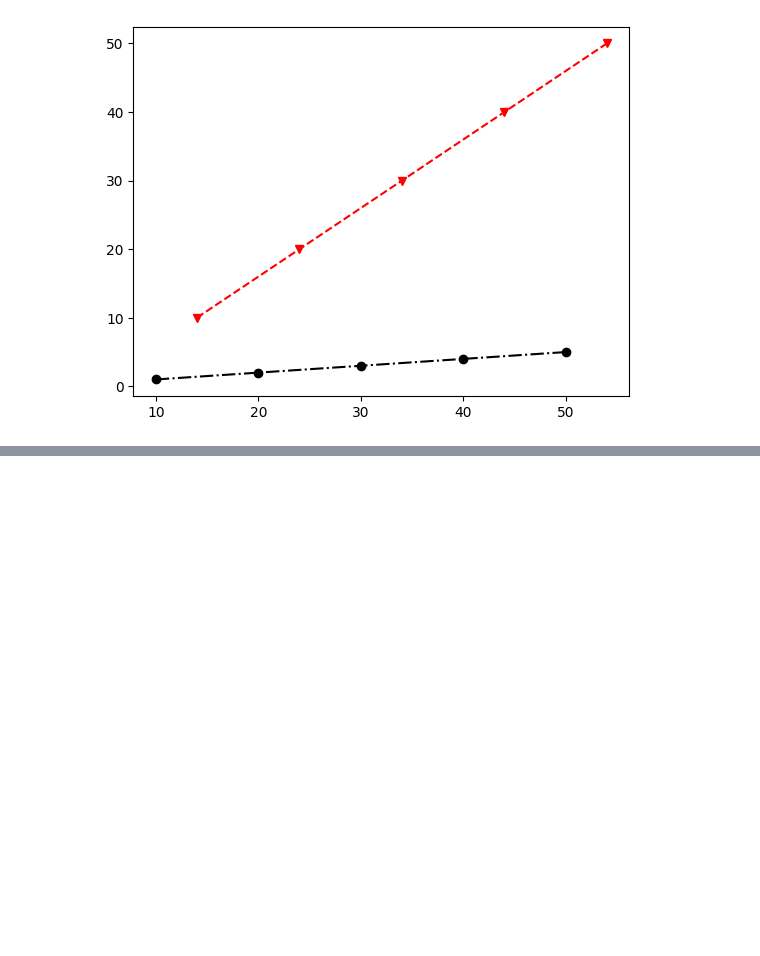
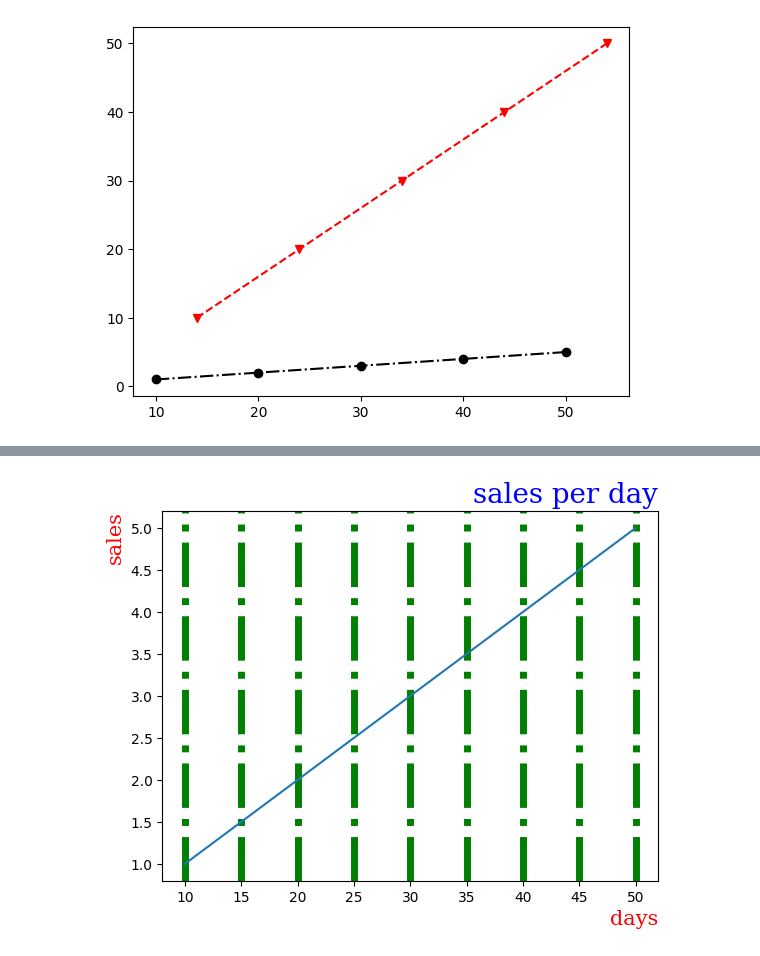
Before and after one commit to AnilBagaji/MachineLearning, a Jupyter notebook: Day7.ipynb, the cells around one changed output, grey strips where cells are left out. Cells and saved outputs as stored; diff of their text form; code cells hidden in the pictures; blank space fills up the shorter version.

```diff
--- a/Day7.ipynb
+++ b/Day7.ipynb
@@ -817,0 +832,16 @@ TypeError: 'str' object is not callable
+# %%
+import matplotlib.pyplot as plt
+
+x1=[10,20,30,40,50]
+y1=[1,2,3,4,5]
+plt.plot(x1,y1)
+
+font1= {'family':'serif','color':'blue','size':20}
+font2= {'family':'serif','color':'red','size':15}
+plt.title("sales per day",font1,loc='right')
+plt.xlabel("days",font2,loc='right')
+plt.ylabel("sales",font2,loc='top')
+plt.grid(axis='x',color='g',linewidth=5,linestyle='-.')
+plt.show()
+# %% [output]
+[figure, added]
```
Also changed, not shown: parts of 12 cells of this notebook.
